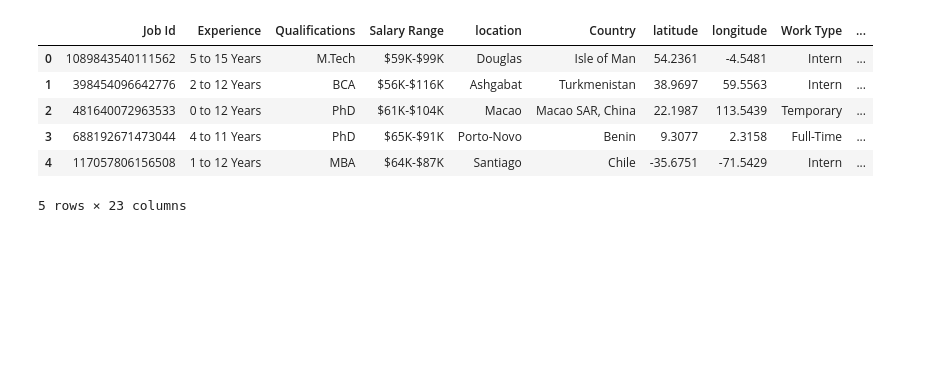
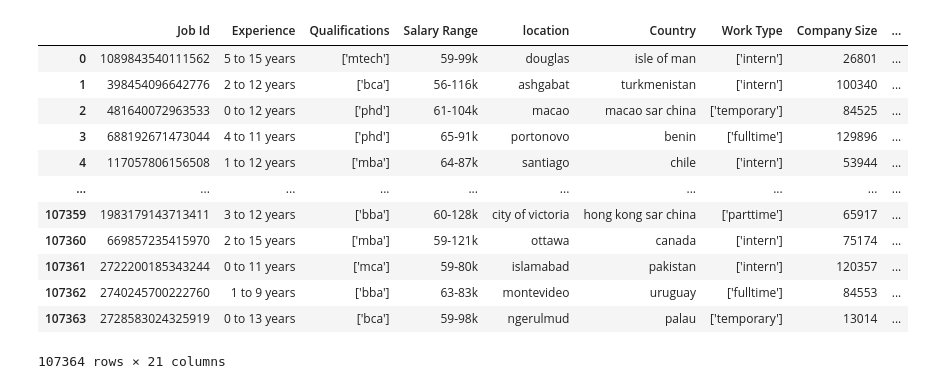
Before and after one commit to Desmo-nd/Skill-Gap-Analysis, a Jupyter notebook: skill_recognize.ipynb, the cells around one changed output. Drawn from its saved outputs; the diff is of its cells as text; code cells hidden in the pictures; blank space fills up the shorter version.

Commit message:
Add files via upload
training the mode to recognize skills

```diff
--- a/skill_recognize.ipynb
+++ b/skill_recognize.ipynb
@@ -1,12 +1,18 @@
 # %%
 import pandas as pd
-job_dataset = pd.read_csv(r"/home/dell/Desktop/Skill_code/job_descriptions.csv")
-job_dataset.head()
+working = pd.read_csv('dataset_token.csv')
+display(working)
 # %% [output]
-|  | Job Id | Experience | Qualifications | Salary Range | location | Country | latitude | longitude | Work Type | ... |
-| 0 | 1089843540111562 | 5 to 15 Years | M.Tech | $59K-$99K | Douglas | Isle of Man | 54.2361 | -4.5481 | Intern | ... |
-| 1 | 398454096642776 | 2 to 12 Years | BCA | $56K-$116K | Ashgabat | Turkmenistan | 38.9697 | 59.5563 | Intern | ... |
-| 2 | 481640072963533 | 0 to 12 Years | PhD | $61K-$104K | Macao | Macao SAR, China | 22.1987 | 113.5439 | Temporary | ... |
-| 3 | 688192671473044 | 4 to 11 Years | PhD | $65K-$91K | Porto-Novo | Benin | 9.3077 | 2.3158 | Full-Time | ... |
-| 4 | 117057806156508 | 1 to 12 Years | MBA | $64K-$87K | Santiago | Chile | -35.6751 | -71.5429 | Intern | ... |
+|  | Job Id | Experience | Qualifications | Salary Range | location | Country | Work Type | Company Size | ... |
+| 0 | 1089843540111562 | 5 to 15 years | ['mtech'] | 59-99k | douglas | isle of man | ['intern'] | 26801 | ... |
+| 1 | 398454096642776 | 2 to 12 years | ['bca'] | 56-116k | ashgabat | turkmenistan | ['intern'] | 100340 | ... |
+| 2 | 481640072963533 | 0 to 12 years | ['phd'] | 61-104k | macao | macao sar china | ['temporary'] | 84525 | ... |
+| 3 | 688192671473044 | 4 to 11 years | ['phd'] | 65-91k | portonovo | benin | ['fulltime'] | 129896 | ... |
+| 4 | 117057806156508 | 1 to 12 years | ['mba'] | 64-87k | santiago | chile | ['intern'] | 53944 | ... |
+| ... | ... | ... | ... | ... | ... | ... | ... | ... | ... |
+| 107359 | 1983179143713411 | 3 to 12 years | ['bba'] | 60-128k | city of victoria | hong kong sar china | ['parttime'] | 65917 | ... |
+| 107360 | 669857235415970 | 2 to 15 years | ['mba'] | 59-121k | ottawa | canada | ['intern'] | 75174 | ... |
+| 107361 | 2722200185343244 | 0 to 11 years | ['mca'] | 59-80k | islamabad | pakistan | ['intern'] | 120357 | ... |
+| 107362 | 2740245700222760 | 1 to 9 years | ['bba'] | 63-83k | montevideo | uruguay | ['fulltime'] | 84553 | ... |
+| 107363 | 2728583024325919 | 0 to 13 years | ['bca'] | 59-98k | ngerulmud | palau | ['temporary'] | 13014 | ... |
-5 rows × 23 columns
+107364 rows × 21 columns
```
Also changed, not shown: parts of 13 cells of this notebook.
